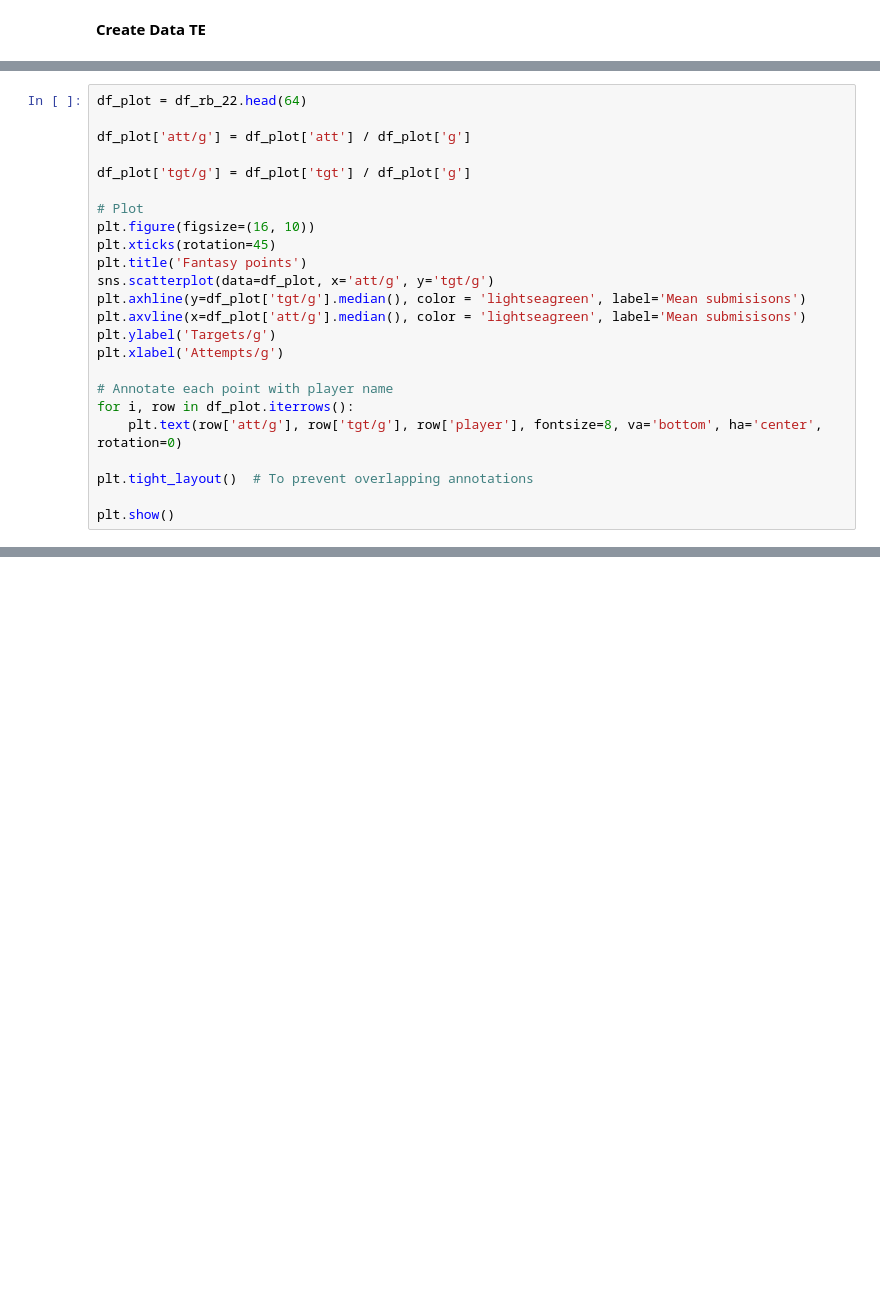
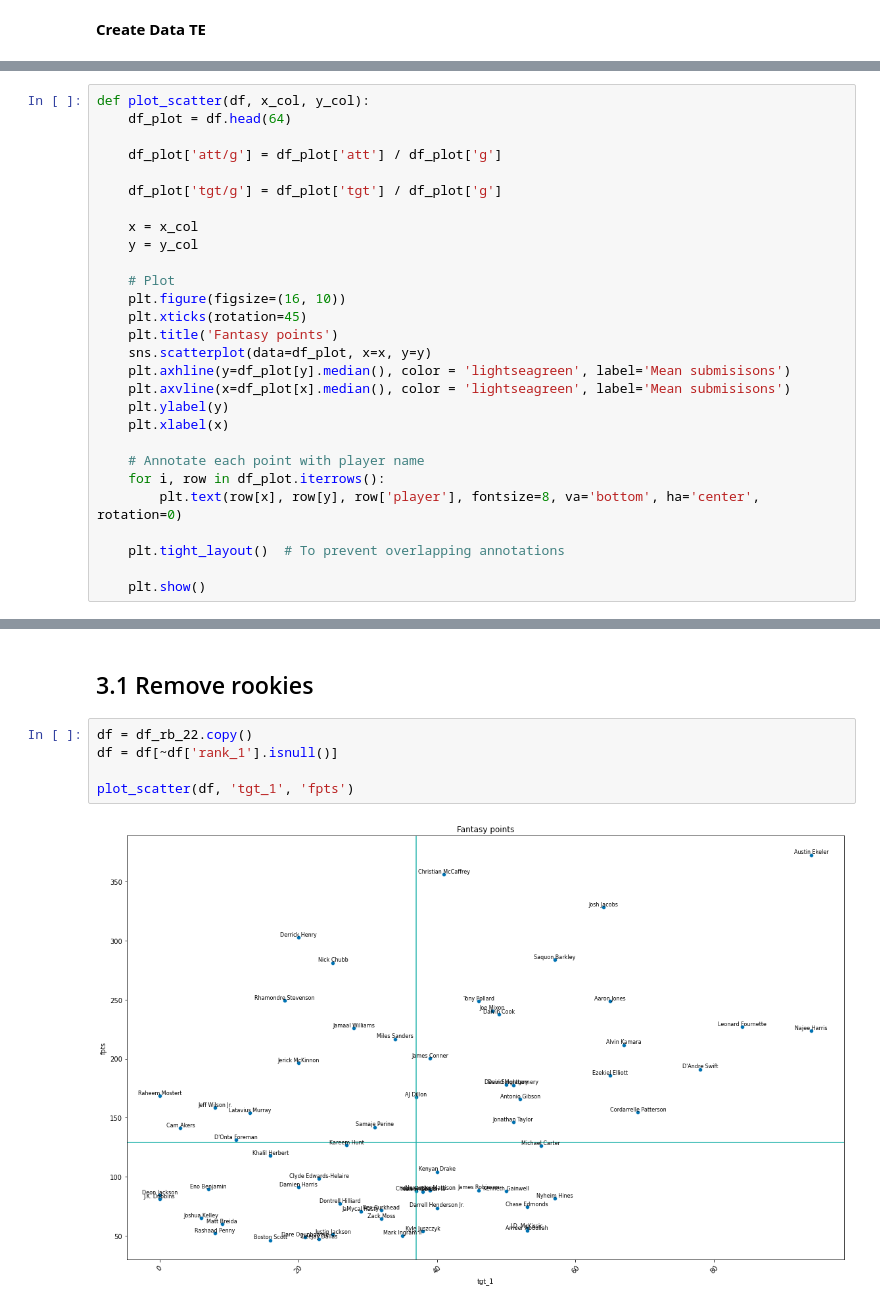
Before and after one commit to kevinmiguel97/Fantasy-Football-, a Jupyter notebook: Notebook.ipynb, the cells around one changed output, grey strips where cells are left out. Drawn from its saved outputs; the diff is of its cells as text; blank space fills up the shorter version.

```diff
--- a/Notebook.ipynb
+++ b/Notebook.ipynb
@@ -466,24 +476,28 @@ df_te_20.head()
 # %%
-df_plot = df_rb_22.head(64)
+def plot_scatter(df, x_col, y_col):
+    df_plot = df.head(64)
 
-df_plot['att/g'] = df_plot['att'] / df_plot['g']
+    df_plot['att/g'] = df_plot['att'] / df_plot['g']
 
-df_plot['tgt/g'] = df_plot['tgt'] / df_plot['g']
+    df_plot['tgt/g'] = df_plot['tgt'] / df_plot['g']
 
-# Plot
-plt.figure(figsize=(16, 10))
-plt.xticks(rotation=45)
-plt.title('Fantasy points')
-sns.scatterplot(data=df_plot, x='att/g', y='tgt/g')
-plt.axhline(y=df_plot['tgt/g'].median(), color = 'lightseagreen', label='Mean submisisons')
-plt.axvline(x=df_plot['att/g'].median(), color = 'lightseagreen', label='Mean submisisons')
-plt.ylabel('Targets/g')
-plt.xlabel('Attempts/g')
+    x = x_col
+    y = y_col
 
-# Annotate each point with player name
-for i, row in df_plot.iterrows():
-    plt.text(row['att/g'], row['tgt/g'], row['player'], fontsize=8, va='bottom', ha='center', rotation=0)
+    # Plot
+    plt.figure(figsize=(16, 10))
+    plt.xticks(rotation=45)
+    plt.title('Fantasy points')
+    sns.scatterplot(data=df_plot, x=x, y=y)
+    plt.axhline(y=df_plot[y].median(), color = 'lightseagreen', label='Mean submisisons')
+    plt.axvline(x=df_plot[x].median(), color = 'lightseagreen', label='Mean submisisons')
+    plt.ylabel(y)
+    plt.xlabel(x)
 
-plt.tight_layout()  # To prevent overlapping annotations
+    # Annotate each point with player name
+    for i, row in df_plot.iterrows():
+        plt.text(row[x], row[y], row['player'], fontsize=8, va='bottom', ha='center', rotation=0)
 
-plt.show()
+    plt.tight_layout()  # To prevent overlapping annotations
+
+    plt.show()
@@ -504,0 +506,9 @@ df_plot.head()
+# %% [markdown]
+## 3.1 Remove rookies
+# %%
+df = df_rb_22.copy()
+df = df[~df['rank_1'].isnull()]
+
+plot_scatter(df, 'tgt_1', 'fpts')
+# %% [output]
+[figure, added]
```
Also changed, not shown: parts of 12 cells of this notebook.
